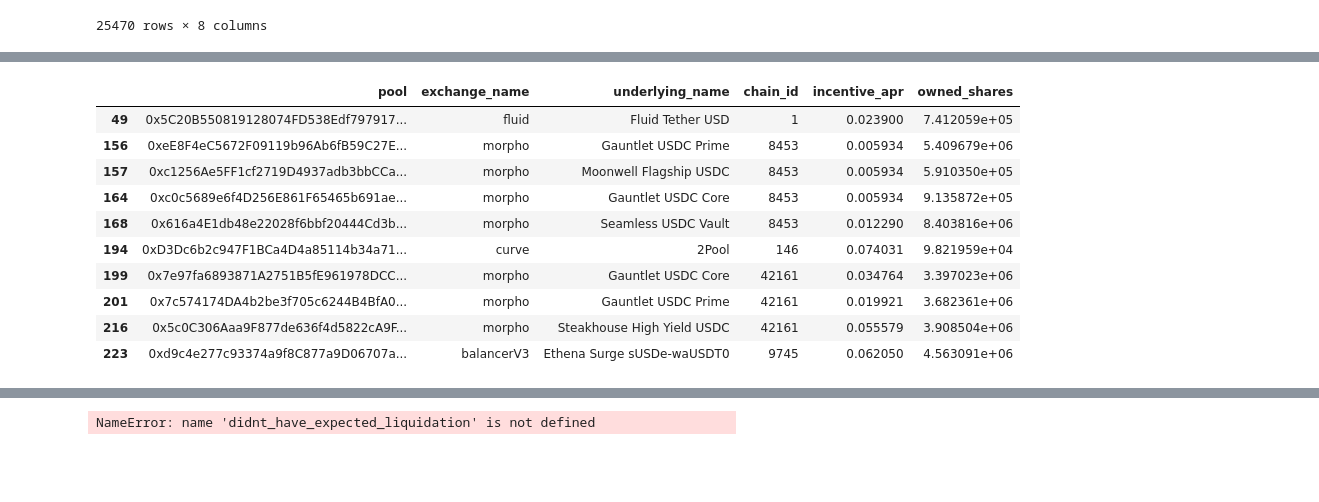
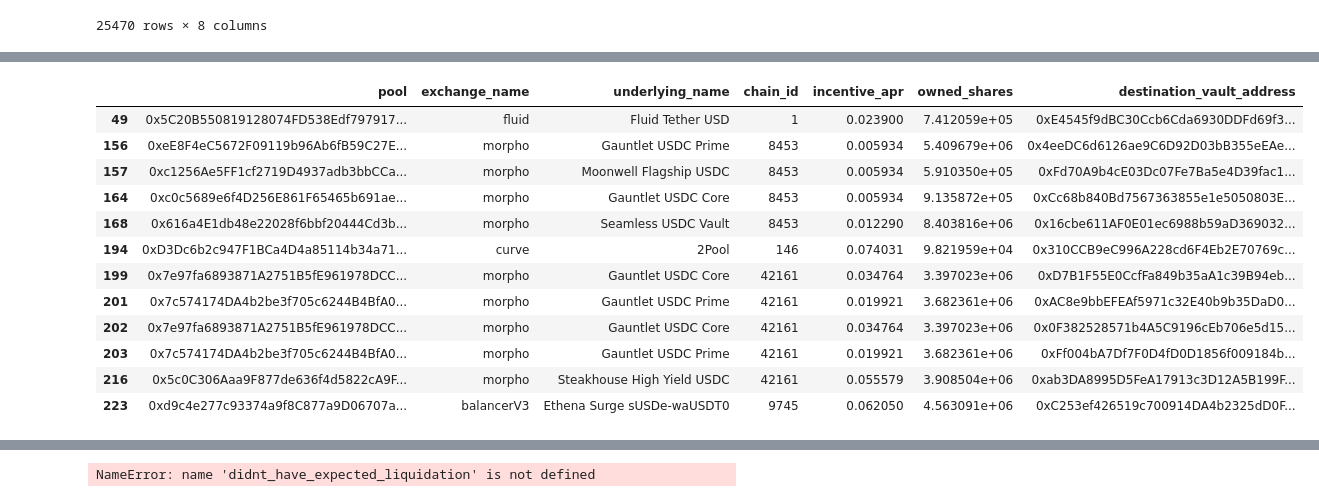
Before and after one commit to Tokemak/v2-rebalance-dashboard, a Jupyter notebook: mainnet_launch/slack_messages/queries.ipynb, the cells around one changed output, grey strips where cells are left out. Saved outputs shown, nothing was run; the diff lists cells and outputs as text; code cells hidden in the pictures; blank space fills up the shorter version.

```diff
--- a/mainnet_launch/slack_messages/queries.ipynb
+++ b/mainnet_launch/slack_messages/queries.ipynb
@@ -132,17 +150,27 @@ all_vault_claimed_events[all_vault_claimed_events["pool"] == fluid_tether_pool]
 | 2025-04-24 17:30:47+00:00 | 0xE4545f9dBC30Ccb6Cda6930DDFd69f3... | 0x6461cc6bf569a0fd3fc0ced72df3815... | 495 | 1 | 0x6f40d4A6237C257fff2dB00FA0510De... | 2.910243e+20 | 22340367 | 0x5C20B550819128074FD538Edf797917... |
 # %%
 destinations[destinations["pool"].isin(missing)][
-    ["pool", "exchange_name", "underlying_name", "chain_id", "incentive_apr", "owned_shares"]
+    [
+        "pool",
+        "exchange_name",
+        "underlying_name",
+        "chain_id",
+        "incentive_apr",
+        "owned_shares",
+        "destination_vault_address",
+    ]
 ].drop_duplicates()
 # %% [output]
-|  | pool | exchange_name | underlying_name | chain_id | incentive_apr | owned_shares |
-| 49 | 0x5C20B550819128074FD538Edf797917... | fluid | Fluid Tether USD | 1 | 0.023900 | 7.412059e+05 |
-| 156 | 0xeE8F4eC5672F09119b96Ab6fB59C27E... | morpho | Gauntlet USDC Prime | 8453 | 0.005934 | 5.409679e+06 |
-| 157 | 0xc1256Ae5FF1cf2719D4937adb3bbCCa... | morpho | Moonwell Flagship USDC | 8453 | 0.005934 | 5.910350e+05 |
-| 164 | 0xc0c5689e6f4D256E861F65465b691ae... | morpho | Gauntlet USDC Core | 8453 | 0.005934 | 9.135872e+05 |
-| 168 | 0x616a4E1db48e22028f6bbf20444Cd3b... | morpho | Seamless USDC Vault | 8453 | 0.012290 | 8.403816e+06 |
-| 194 | 0xD3Dc6b2c947F1BCa4D4a85114b34a71... | curve | 2Pool | 146 | 0.074031 | 9.821959e+04 |
-| 199 | 0x7e97fa6893871A2751B5fE961978DCC... | morpho | Gauntlet USDC Core | 42161 | 0.034764 | 3.397023e+06 |
-| 201 | 0x7c574174DA4b2be3f705c6244B4BfA0... | morpho | Gauntlet USDC Prime | 42161 | 0.019921 | 3.682361e+06 |
-| 216 | 0x5c0C306Aaa9F877de636f4d5822cA9F... | morpho | Steakhouse High Yield USDC | 42161 | 0.055579 | 3.908504e+06 |
-| 223 | 0xd9c4e277c93374a9f8C877a9D06707a... | balancerV3 | Ethena Surge sUSDe-waUSDT0 | 9745 | 0.062050 | 4.563091e+06 |
+|  | pool | exchange_name | underlying_name | chain_id | incentive_apr | owned_shares | destination_vault_address |
+| 49 | 0x5C20B550819128074FD538Edf797917... | fluid | Fluid Tether USD | 1 | 0.023900 | 7.412059e+05 | 0xE4545f9dBC30Ccb6Cda6930DDFd69f3... |
+| 156 | 0xeE8F4eC5672F09119b96Ab6fB59C27E... | morpho | Gauntlet USDC Prime | 8453 | 0.005934 | 5.409679e+06 | 0x4eeDC6d6126ae9C6D92D03bB355eEAe... |
+| 157 | 0xc1256Ae5FF1cf2719D4937adb3bbCCa... | morpho | Moonwell Flagship USDC | 8453 | 0.005934 | 5.910350e+05 | 0xFd70A9b4cE03Dc07Fe7Ba5e4D39fac1... |
+| 164 | 0xc0c5689e6f4D256E861F65465b691ae... | morpho | Gauntlet USDC Core | 8453 | 0.005934 | 9.135872e+05 | 0xCc68b840Bd7567363855e1e5050803E... |
+| 168 | 0x616a4E1db48e22028f6bbf20444Cd3b... | morpho | Seamless USDC Vault | 8453 | 0.012290 | 8.403816e+06 | 0x16cbe611AF0E01ec6988b59aD369032... |
+| 194 | 0xD3Dc6b2c947F1BCa4D4a85114b34a71... | curve | 2Pool | 146 | 0.074031 | 9.821959e+04 | 0x310CCB9eC996A228cd6F4Eb2E70769c... |
+| 199 | 0x7e97fa6893871A2751B5fE961978DCC... | morpho | Gauntlet USDC Core | 42161 | 0.034764 | 3.397023e+06 | 0xD7B1F55E0CcfFa849b35aA1c39B94eb... |
+| 201 | 0x7c574174DA4b2be3f705c6244B4BfA0... | morpho | Gauntlet USDC Prime | 42161 | 0.019921 | 3.682361e+06 | 0xAC8e9bbEFEAf5971c32E40b9b35DaD0... |
+| 202 | 0x7e97fa6893871A2751B5fE961978DCC... | morpho | Gauntlet USDC Core | 42161 | 0.034764 | 3.397023e+06 | 0x0F382528571b4A5C9196cEb706e5d15... |
+| 203 | 0x7c574174DA4b2be3f705c6244B4BfA0... | morpho | Gauntlet USDC Prime | 42161 | 0.019921 | 3.682361e+06 | 0xFf004bA7Df7F0D4fD0D1856f009184b... |
+| 216 | 0x5c0C306Aaa9F877de636f4d5822cA9F... | morpho | Steakhouse High Yield USDC | 42161 | 0.055579 | 3.908504e+06 | 0xab3DA8995D5FeA17913c3D12A5B199F... |
+| 223 | 0xd9c4e277c93374a9f8C877a9D06707a... | balancerV3 | Ethena Surge sUSDe-waUSDT0 | 9745 | 0.062050 | 4.563091e+06 | 0xC253ef426519c700914DA4b2325dD0F... |
```
Also changed, not shown: parts of 3 cells of this notebook.
